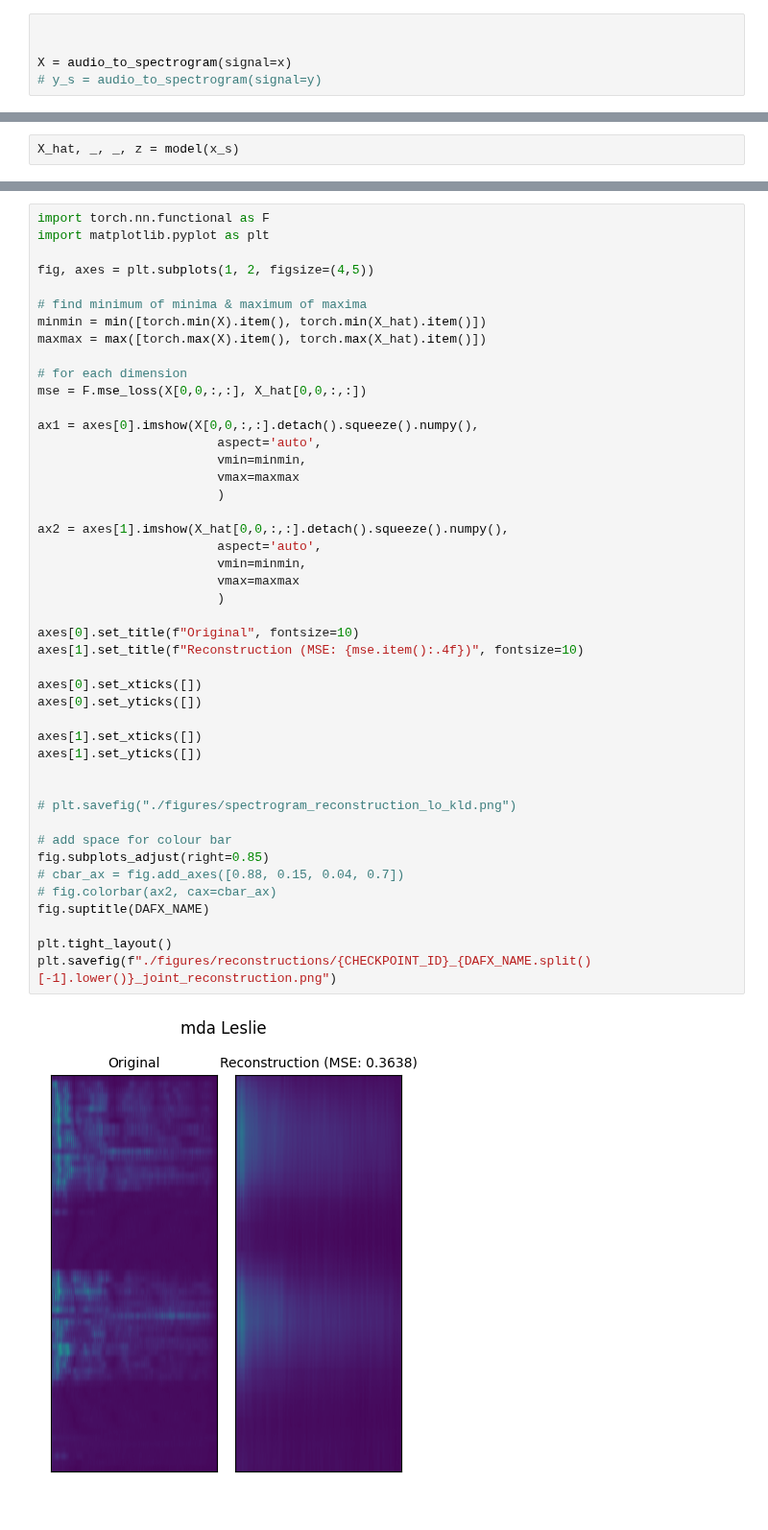
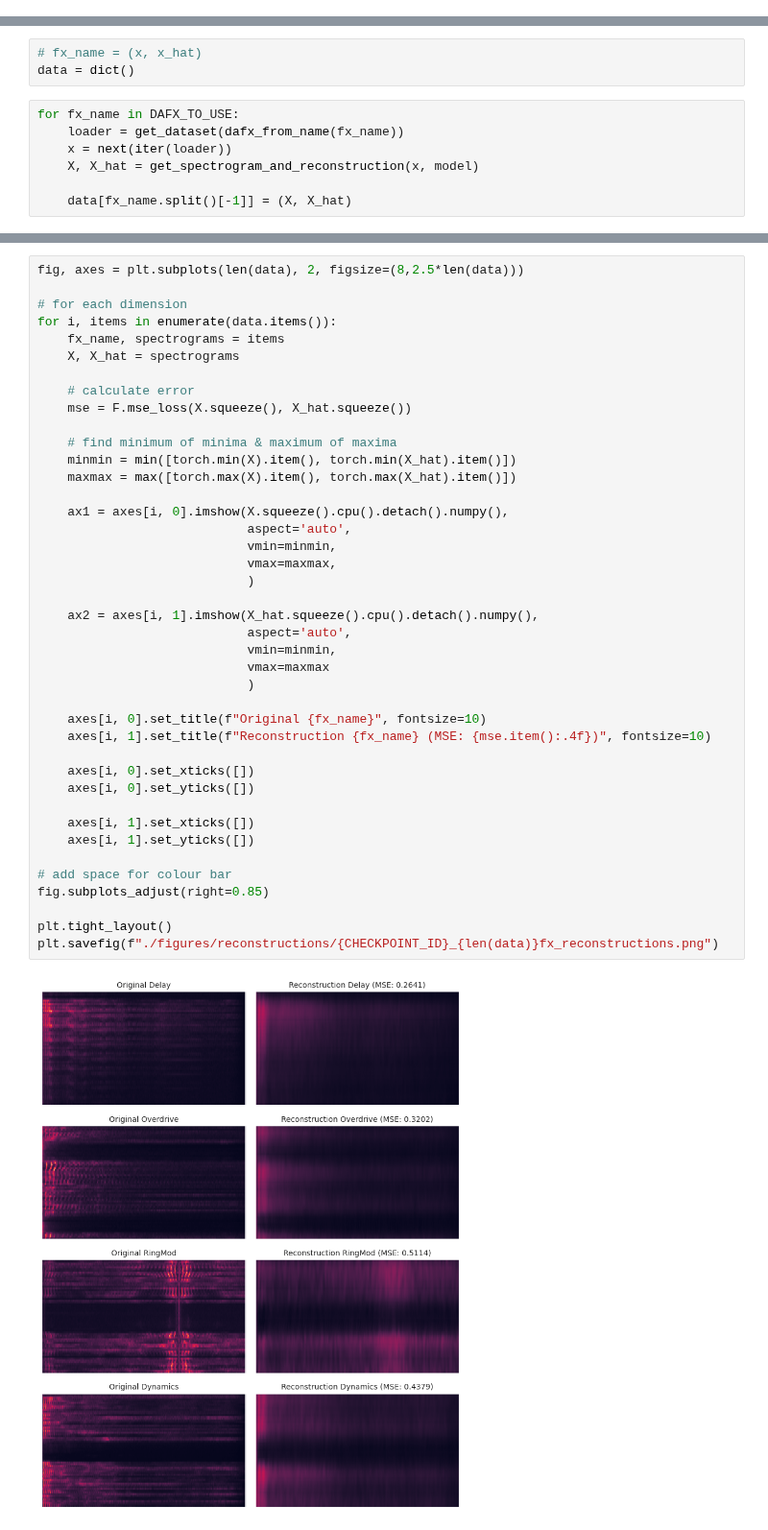
Before and after one commit to kieran-grant/Level5ProjectAudioVAE, a Jupyter notebook: src/notebooks/spectrogram_vae/reconstructions.ipynb, the cells around one changed output, grey strips where cells are left out. Shown at 96% size. Cells and saved outputs as stored; diff of their text form.

Commit message:
new reconstruction visualisation script

```diff
--- a/src/notebooks/spectrogram_vae/reconstructions.ipynb
+++ b/src/notebooks/spectrogram_vae/reconstructions.ipynb
@@ -92,5 +76,0 @@ Audio(x.numpy().squeeze(), rate=SAMPLE_RATE)
-# %%
-
-
-X = audio_to_spectrogram(signal=x)
-# y_s = audio_to_spectrogram(signal=y)
@@ -101,2 +76,0 @@ show_spectrogram(x)
-# %%
-X_hat, _, _, z = model(x_s)
@@ -106,0 +77,10 @@ torch.Size([1, 1, 65, 2049])
+# %%
+# fx_name = (x, x_hat)
+data = dict()
+# %%
+for fx_name in DAFX_TO_USE:
+    loader = get_dataset(dafx_from_name(fx_name))
+    x = next(iter(loader))
+    X, X_hat = get_spectrogram_and_reconstruction(x, model)
+
+    data[fx_name.split()[-1]] = (X, X_hat)
@@ -107,47 +92,43 @@ torch.Size([1, 1, 65, 2049])
 # %%
-import torch.nn.functional as F
-import matplotlib.pyplot as plt
-
-fig, axes = plt.subplots(1, 2, figsize=(4,5))
-
-# find minimum of minima & maximum of maxima
-minmin = min([torch.min(X).item(), torch.min(X_hat).item()])
-maxmax = max([torch.max(X).item(), torch.max(X_hat).item()])
+fig, axes = plt.subplots(len(data), 2, figsize=(8,2.5*len(data)))
 
 # for each dimension
-mse = F.mse_loss(X[0,0,:,:], X_hat[0,0,:,:])
+for i, items in enumerate(data.items()):
+    fx_name, spectrograms = items
+    X, X_hat = spectrograms
 
-ax1 = axes[0].imshow(X[0,0,:,:].detach().squeeze().numpy(),
-                        aspect='auto',
-                        vmin=minmin,
-                        vmax=maxmax
-                        )
+    # calculate error
+    mse = F.mse_loss(X.squeeze(), X_hat.squeeze())
 
-ax2 = axes[1].imshow(X_hat[0,0,:,:].detach().squeeze().numpy(),
-                        aspect='auto',
-                        vmin=minmin,
-                        vmax=maxmax
-                        )
+    # find minimum of minima & maximum of maxima
+    minmin = min([torch.min(X).item(), torch.min(X_hat).item()])
+    maxmax = max([torch.max(X).item(), torch.max(X_hat).item()])
 
-axes[0].set_title(f"Original", fontsize=10)
-axes[1].set_title(f"Reconstruction (MSE: {mse.item():.4f})", fontsize=10)
+    ax1 = axes[i, 0].imshow(X.squeeze().cpu().detach().numpy(),
+                            aspect='auto',
+                            vmin=minmin,
+                            vmax=maxmax,
+                            )
 
-axes[0].set_xticks([])
-axes[0].set_yticks([])
+    ax2 = axes[i, 1].imshow(X_hat.squeeze().cpu().detach().numpy(),
+                            aspect='auto',
+                            vmin=minmin,
+                            vmax=maxmax
+                            )
 
-axes[1].set_xticks([])
-axes[1].set_yticks([])
+    axes[i, 0].set_title(f"Original {fx_name}", fontsize=10)
+    axes[i, 1].set_title(f"Reconstruction {fx_name} (MSE: {mse.item():.4f})", fontsize=10)
 
+    axes[i, 0].set_xticks([])
+    axes[i, 0].set_yticks([])
 
-# plt.savefig("./figures/spectrogram_reconstruction_lo_kld.png")
+    axes[i, 1].set_xticks([])
+    axes[i, 1].set_yticks([])
 
 # add space for colour bar
 fig.subplots_adjust(right=0.85)
-# cbar_ax = fig.add_axes([0.88, 0.15, 0.04, 0.7])
-# fig.colorbar(ax2, cax=cbar_ax)
-fig.suptitle(DAFX_NAME)
 
 plt.tight_layout()
-plt.savefig(f"./figures/reconstructions/{CHECKPOINT_ID}_{DAFX_NAME.split()[-1].lower()}_joint_reconstruction.png")
+plt.savefig(f"./figures/reconstructions/{CHECKPOINT_ID}_{len(data)}fx_reconstructions.png")
 # %% [output]
-[figure, old version]
+[figure, new version]
```
Also changed, not shown: parts of 15 cells of this notebook, 4 other files.
